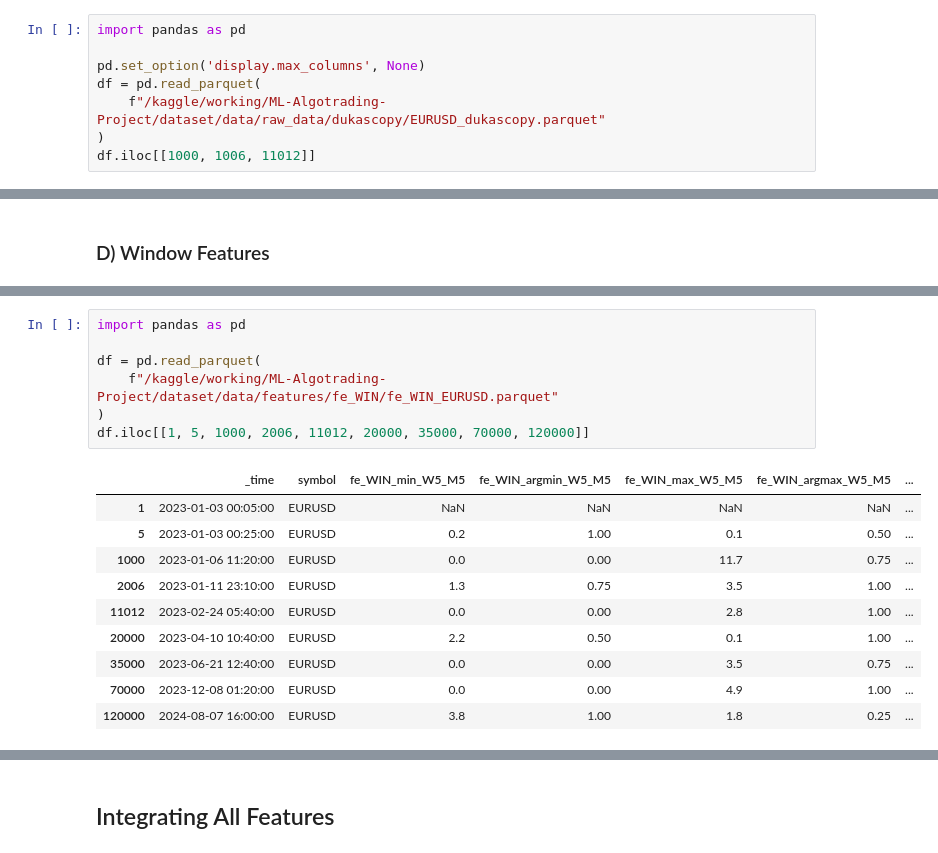
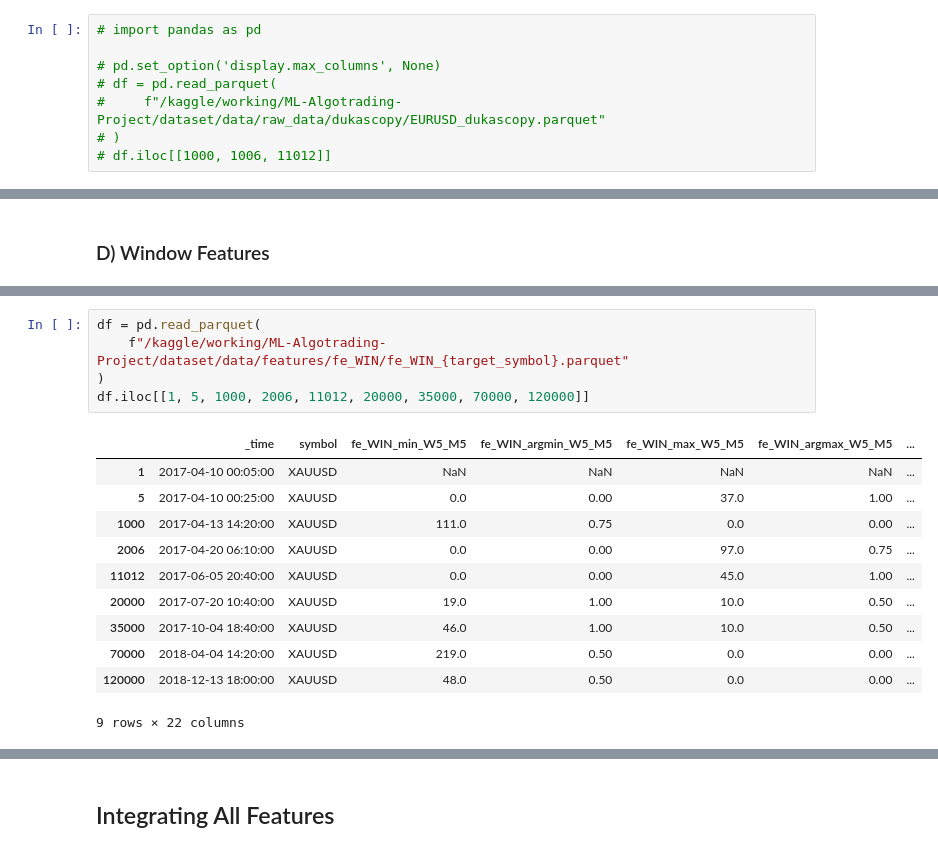
Before and after one commit to Alpha-Hunterss/ML-Algotrading-Project, a Jupyter notebook: algotrading-experiments.ipynb, the cells around one changed output, grey strips where cells are left out. Cells and saved outputs as stored; diff of their text form.

```diff
--- a/algotrading-experiments.ipynb
+++ b/algotrading-experiments.ipynb
@@ -179,8 +179,8 @@ failed_dates_dict = await crawl_OHLCV_data_dukascopy(
 # %%
-import pandas as pd
+# import pandas as pd
 
-pd.set_option('display.max_columns', None)
-df = pd.read_parquet(
-    f"/kaggle/working/ML-Algotrading-Project/dataset/data/raw_data/dukascopy/EURUSD_dukascopy.parquet"
-)
-df.iloc[[1000, 1006, 11012]]
+# pd.set_option('display.max_columns', None)
+# df = pd.read_parquet(
+#     f"/kaggle/working/ML-Algotrading-Project/dataset/data/raw_data/dukascopy/EURUSD_dukascopy.parquet"
+# )
+# df.iloc[[1000, 1006, 11012]]
@@ -545,19 +622,18 @@ history_fe_WIN_features(config_general)
   [test run][INFO]:--> history_fe_WIN_features run successfully.
 # %%
-import pandas as pd
-
 df = pd.read_parquet(
-    f"/kaggle/working/ML-Algotrading-Project/dataset/data/features/fe_WIN/fe_WIN_EURUSD.parquet"
+    f"/kaggle/working/ML-Algotrading-Project/dataset/data/features/fe_WIN/fe_WIN_{target_symbol}.parquet"
 )
 df.iloc[[1, 5, 1000, 2006, 11012, 20000, 35000, 70000, 120000]]
 # %% [output]
 |  | _time | symbol | fe_WIN_min_W5_M5 | fe_WIN_argmin_W5_M5 | fe_WIN_max_W5_M5 | fe_WIN_argmax_W5_M5 | ... |
-| 1 | 2023-01-03 00:05:00 | EURUSD | NaN | NaN | NaN | NaN | ... |
-| 5 | 2023-01-03 00:25:00 | EURUSD | 0.2 | 1.00 | 0.1 | 0.50 | ... |
-| 1000 | 2023-01-06 11:20:00 | EURUSD | 0.0 | 0.00 | 11.7 | 0.75 | ... |
-| 2006 | 2023-01-11 23:10:00 | EURUSD | 1.3 | 0.75 | 3.5 | 1.00 | ... |
-| 11012 | 2023-02-24 05:40:00 | EURUSD | 0.0 | 0.00 | 2.8 | 1.00 | ... |
-| 20000 | 2023-04-10 10:40:00 | EURUSD | 2.2 | 0.50 | 0.1 | 1.00 | ... |
-| 35000 | 2023-06-21 12:40:00 | EURUSD | 0.0 | 0.00 | 3.5 | 0.75 | ... |
-| 70000 | 2023-12-08 01:20:00 | EURUSD | 0.0 | 0.00 | 4.9 | 1.00 | ... |
-| 120000 | 2024-08-07 16:00:00 | EURUSD | 3.8 | 1.00 | 1.8 | 0.25 | ... |
+| 1 | 2017-04-10 00:05:00 | XAUUSD | NaN | NaN | NaN | NaN | ... |
+| 5 | 2017-04-10 00:25:00 | XAUUSD | 0.0 | 0.00 | 37.0 | 1.00 | ... |
+| 1000 | 2017-04-13 14:20:00 | XAUUSD | 111.0 | 0.75 | 0.0 | 0.00 | ... |
+| 2006 | 2017-04-20 06:10:00 | XAUUSD | 0.0 | 0.00 | 97.0 | 0.75 | ... |
+| 11012 | 2017-06-05 20:40:00 | XAUUSD | 0.0 | 0.00 | 45.0 | 1.00 | ... |
+| 20000 | 2017-07-20 10:40:00 | XAUUSD | 19.0 | 1.00 | 10.0 | 0.50 | ... |
+| 35000 | 2017-10-04 18:40:00 | XAUUSD | 46.0 | 1.00 | 10.0 | 0.50 | ... |
+| 70000 | 2018-04-04 14:20:00 | XAUUSD | 219.0 | 0.50 | 0.0 | 0.00 | ... |
+| 120000 | 2018-12-13 18:00:00 | XAUUSD | 48.0 | 0.50 | 0.0 | 0.00 | ... |
+9 rows × 22 columns
```
Also changed, not shown: parts of 77 cells of this notebook.
